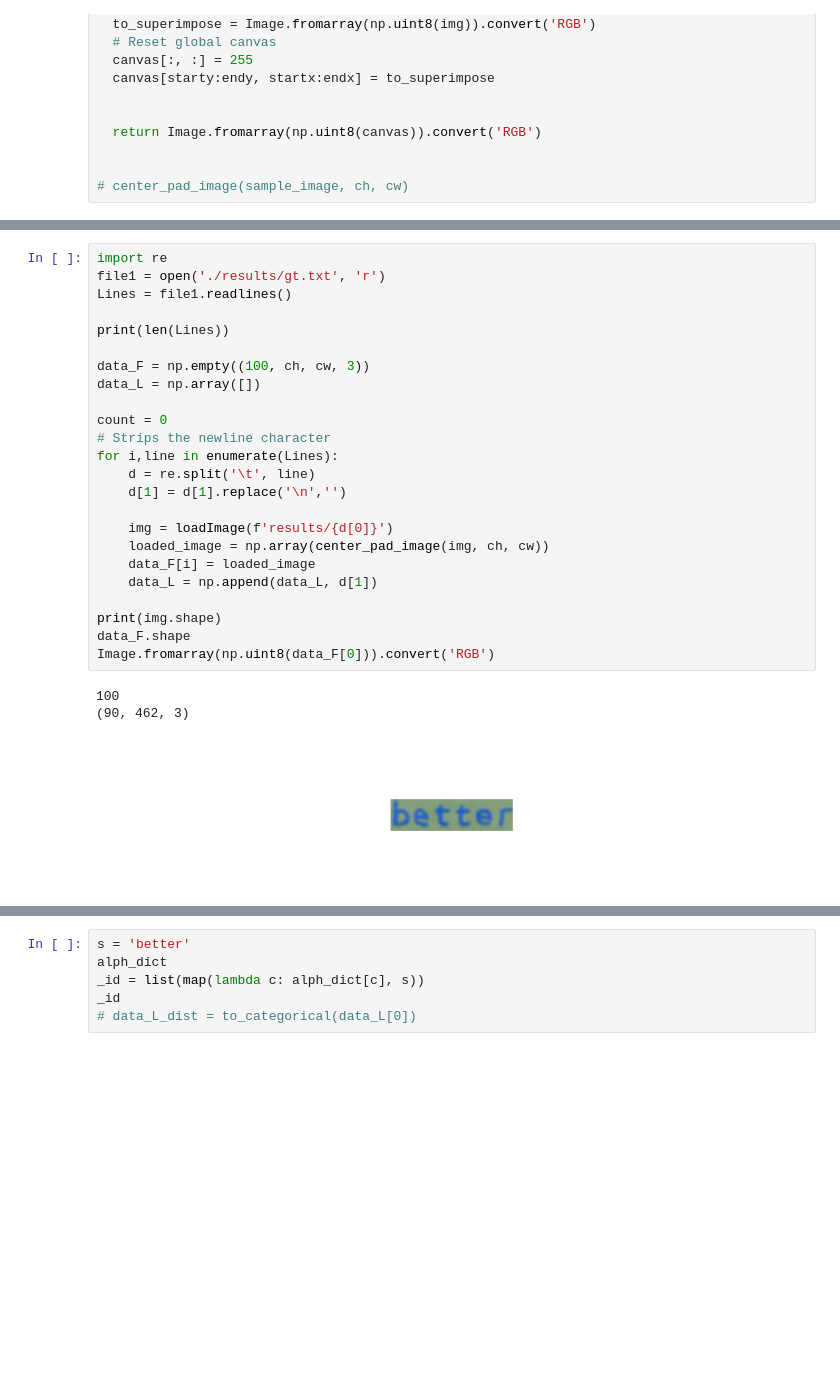
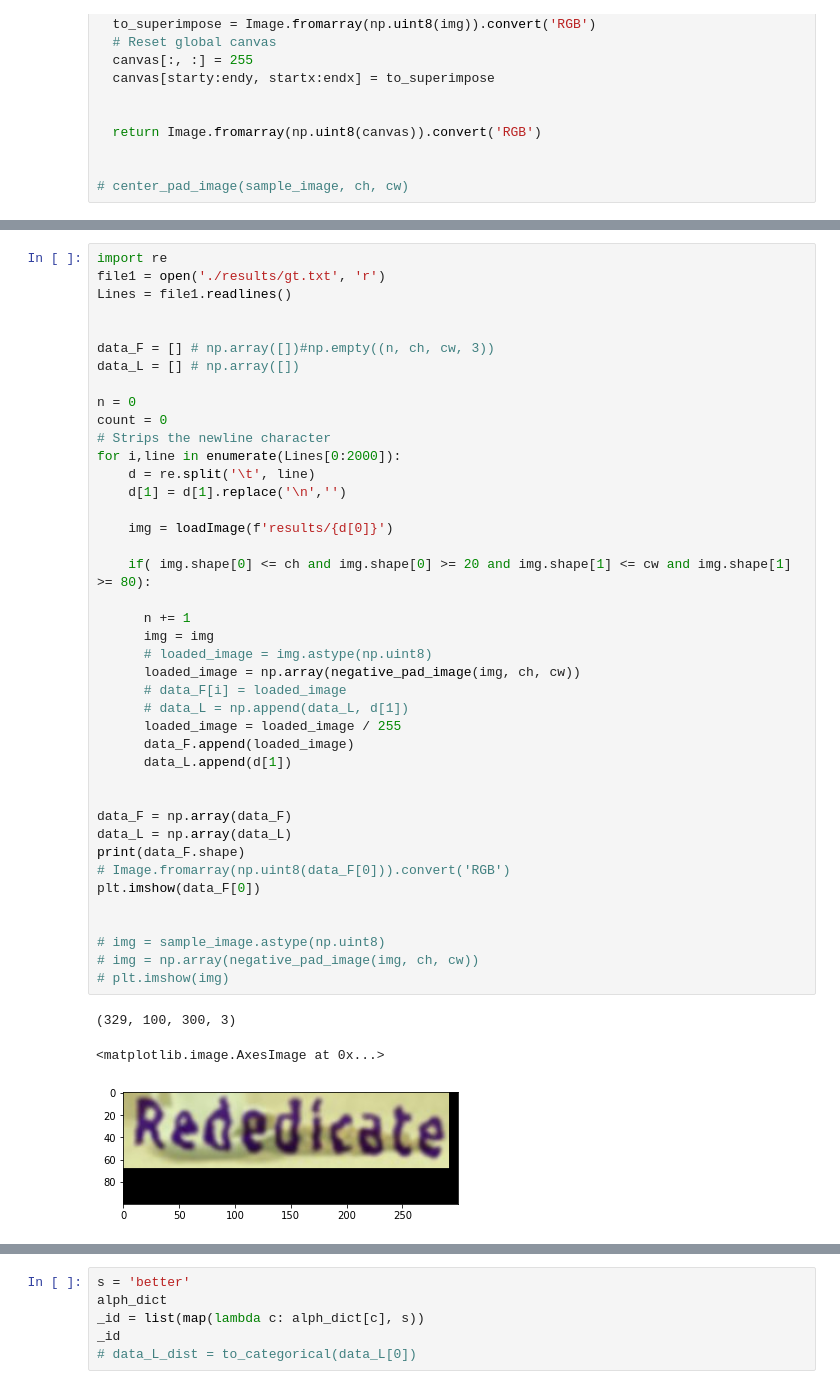
Before and after one commit to danyentezari/bn-ocr, a Jupyter notebook: keras_ocr_bignumber_generator.ipynb, the cells around one changed output, grey strips where cells are left out. Drawn from its saved outputs; the diff is of its cells as text; blank space fills up the shorter version.

Commit message:
Updated image preprocessing.

```diff
--- a/keras_ocr_bignumber_generator.ipynb
+++ b/keras_ocr_bignumber_generator.ipynb
@@ -141,29 +170,46 @@ def center_pad_image(img, canvas_h=300, canvas_w=300):
 # %%
 import re
 file1 = open('./results/gt.txt', 'r')
 Lines = file1.readlines()
 
-print(len(Lines))
 
-data_F = np.empty((100, ch, cw, 3))
-data_L = np.array([])
+data_F = [] # np.array([])#np.empty((n, ch, cw, 3))
+data_L = [] # np.array([])
 
+n = 0
 count = 0
 # Strips the newline character
-for i,line in enumerate(Lines):
+for i,line in enumerate(Lines[0:2000]):
     d = re.split('\t', line)
     d[1] = d[1].replace('\n','')
 
     img = loadImage(f'results/{d[0]}')
-    loaded_image = np.array(center_pad_image(img, ch, cw))
-    data_F[i] = loaded_image
-    data_L = np.append(data_L, d[1])
 
-print(img.shape)
-data_F.shape
-Image.fromarray(np.uint8(data_F[0])).convert('RGB')
+    if( img.shape[0] <= ch and img.shape[0] >= 20 and img.shape[1] <= cw and img.shape[1] >= 80):
+
+      n += 1
+      img = img
+      # loaded_image = img.astype(np.uint8)
+      loaded_image = np.array(negative_pad_image(img, ch, cw))
+      # data_F[i] = loaded_image
+      # data_L = np.append(data_L, d[1])
+      loaded_image = loaded_image / 255
+      data_F.append(loaded_image)
+      data_L.append(d[1])
+
+
+data_F = np.array(data_F)
+data_L = np.array(data_L)
+print(data_F.shape)
+# Image.fromarray(np.uint8(data_F[0])).convert('RGB')
+plt.imshow(data_F[0])
+
+
+# img = sample_image.astype(np.uint8)
+# img = np.array(negative_pad_image(img, ch, cw))
+# plt.imshow(img)
 # %% [output]
-100
-(90, 462, 3)
+(329, 100, 300, 3)
+<matplotlib.image.AxesImage at 0x...>
-[figure, old version]
+[figure, new version]
 # %%
```
Also changed, not shown: parts of 24 cells of this notebook.
